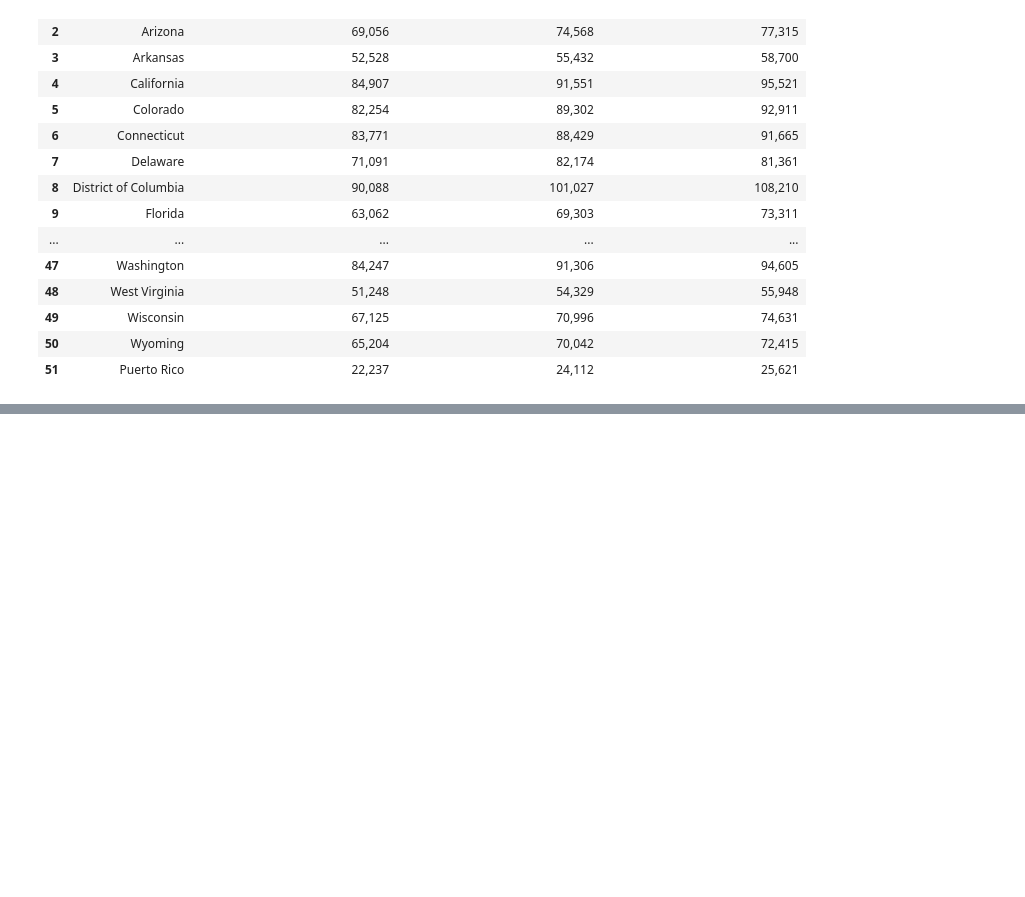
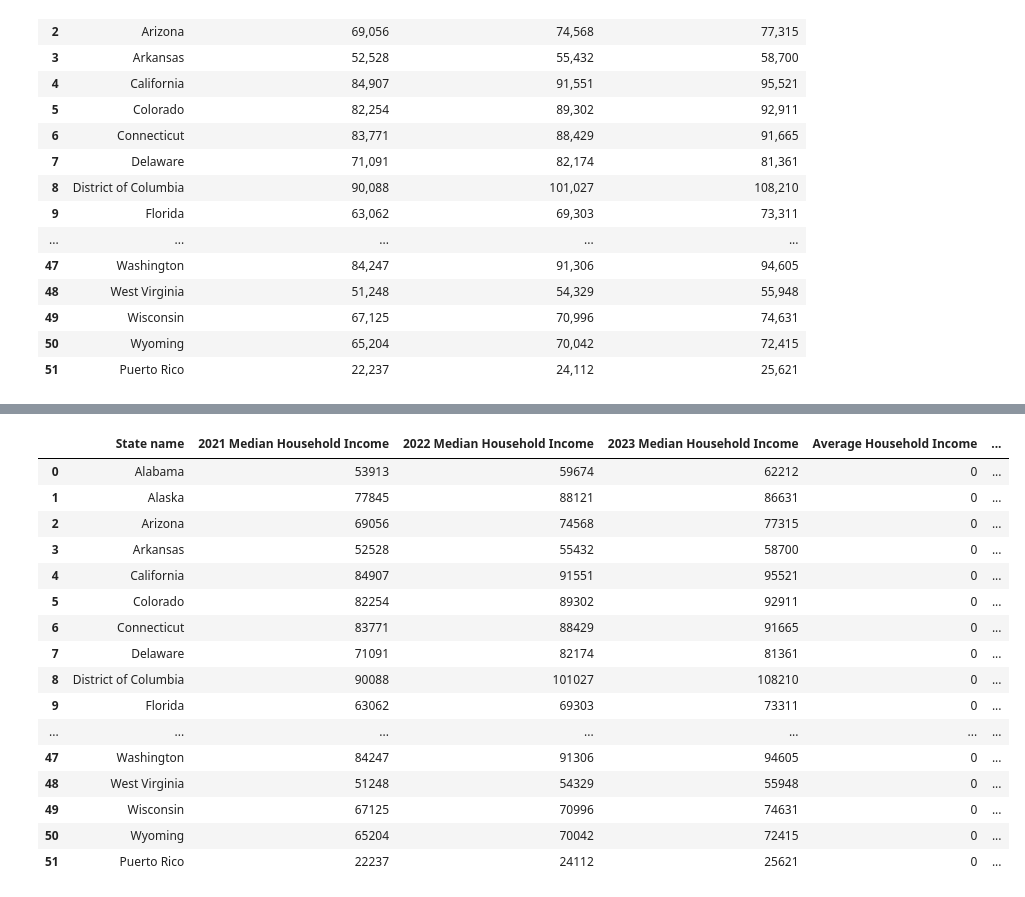
Before and after one commit to kileykarecki/Project-1, a Jupyter notebook: Median Household Income (21, 22, 23).ipynb, the cells around one changed output, grey strips where cells are left out. Drawn from its saved outputs; the diff is of its cells as text; code cells hidden in the pictures; blank space fills up the shorter version.

```diff
--- a/Median Household Income (21, 22, 23).ipynb
+++ b/Median Household Income (21, 22, 23).ipynb
@@ -324,3 +317,6 @@ census_21_22_23_final
 | 49 | Wisconsin | 67,125 | 70,996 | 74,631 |
 | 50 | Wyoming | 65,204 | 70,042 | 72,415 |
 | 51 | Puerto Rico | 22,237 | 24,112 | 25,621 |
+# %%
+census_21_22_23_final["Average Household Income"] = 0
+census_21_22_23_final
@@ -326,0 +341,15 @@ census_21_22_23_final
+# %%
+# First, remove commas and convert the columns to numeric
+columns_to_clean = ['2021 Median Household Income', '2022 Median Household Income', '2023 Median Household Income']
+
+# Remove commas and convert to numeric
+census_21_22_23_final[columns_to_clean] = census_21_22_23_final[columns_to_clean].replace({',': ''}, regex=True)
+
+# Now convert these columns to numeric
+census_21_22_23_final[columns_to_clean] = census_21_22_23_final[columns_to_clean].apply(pd.to_numeric, errors='coerce')
+
+# Calculate the average of these columns
+census_21_22_23_final['Average'] = census_21_22_23_final[columns_to_clean].mean(axis=1)
+
+# Display the updated DataFrame
+display(census_21_22_23_final.head())
@@ -326,0 +363,21 @@ census_21_22_23_final
+# %%
+census_21_22_23_final = census_21_22_23_final.reset_index(drop=True)
+census_21_22_23_final
+# %% [output]
+|  | State name | 2021 Median Household Income | 2022 Median Household Income | 2023 Median Household Income | Average Household Income | ... |
+| 0 | Alabama | 53913 | 59674 | 62212 | 0 | ... |
+| 1 | Alaska | 77845 | 88121 | 86631 | 0 | ... |
+| 2 | Arizona | 69056 | 74568 | 77315 | 0 | ... |
+| 3 | Arkansas | 52528 | 55432 | 58700 | 0 | ... |
+| 4 | California | 84907 | 91551 | 95521 | 0 | ... |
+| 5 | Colorado | 82254 | 89302 | 92911 | 0 | ... |
+| 6 | Connecticut | 83771 | 88429 | 91665 | 0 | ... |
+| 7 | Delaware | 71091 | 82174 | 81361 | 0 | ... |
+| 8 | District of Columbia | 90088 | 101027 | 108210 | 0 | ... |
+| 9 | Florida | 63062 | 69303 | 73311 | 0 | ... |
+| ... | ... | ... | ... | ... | ... | ... |
+| 47 | Washington | 84247 | 91306 | 94605 | 0 | ... |
+| 48 | West Virginia | 51248 | 54329 | 55948 | 0 | ... |
+| 49 | Wisconsin | 67125 | 70996 | 74631 | 0 | ... |
+| 50 | Wyoming | 65204 | 70042 | 72415 | 0 | ... |
+| 51 | Puerto Rico | 22237 | 24112 | 25621 | 0 | ... |
```
Also changed, not shown: parts of 10 cells of this notebook, 1 other file.
